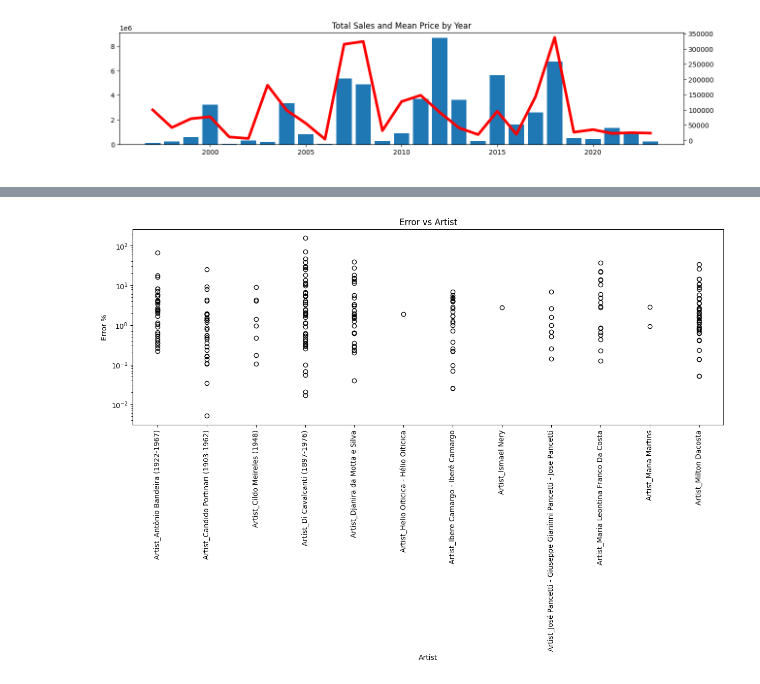
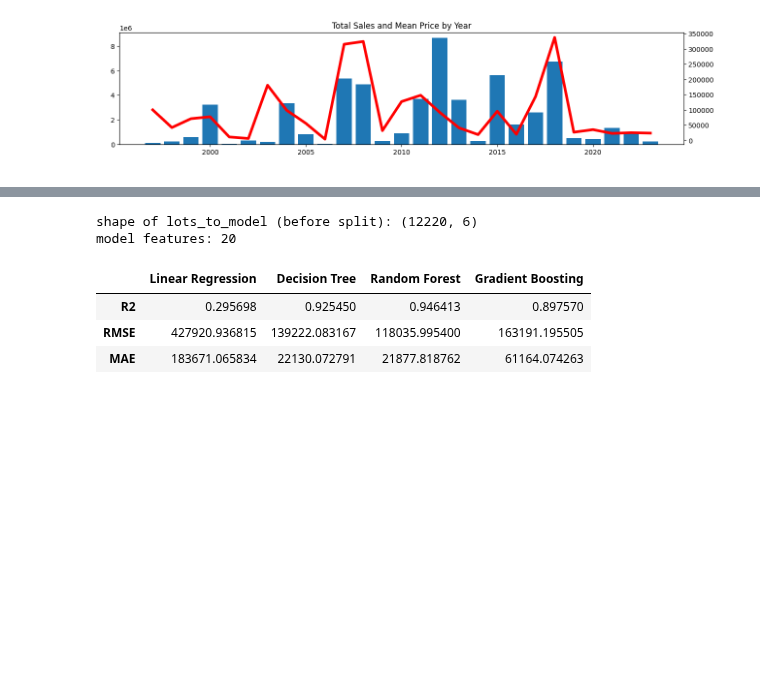
Before and after one commit to cryptogazzetta/Arte, a Jupyter notebook: analysis/catalogo_das_artes.ipynb, the cells around one changed output, grey strips where cells are left out. Cells and saved outputs as stored; diff of their text form; code cells hidden in the pictures; blank space fills up the shorter version.

```diff
--- a/analysis/catalogo_das_artes.ipynb
+++ b/analysis/catalogo_das_artes.ipynb
@@ -431,15 +175,14 @@ plt.show()
-# %%
-## COMPARE PCT ERROR ACROSS ARTISTS
-artists = lots_copy.columns[1:-10]
-
-# boxplot: error vs artist
-plt.figure(figsize=(15, 5))
-plt.title('Error vs Artist')
-plt.xlabel('Artist')
-plt.ylabel('Error %')
-plt.yscale('log')
-plt.xticks(rotation=90)
-plt.boxplot([lots_copy[lots_copy[artist] == 1]['Error %'] for artist in artists], labels=artists)
-plt.show()
-# %% [output]
-[figure, removed]
+# %%
+## FIT PRICE MODELS
+
+X_train, X_test, y_train, y_test = models_utils.get_df_to_model(lots)
+models_df, models = models_utils.fit_models(X_train, y_train, X_test, y_test)
+
+models_df
+# %% [output]
+shape of lots_to_model (before split): (12220, 6)
+model features: 20
+|  | Linear Regression | Decision Tree | Random Forest | Gradient Boosting |
+| R2 | 0.295698 | 0.925450 | 0.946413 | 0.897570 |
+| RMSE | 427920.936815 | 139222.083167 | 118035.995400 | 163191.195505 |
+| MAE | 183671.065834 | 22130.072791 | 21877.818762 | 61164.074263 |
```
Also changed, not shown: parts of 20 cells of this notebook, 10 other files.
